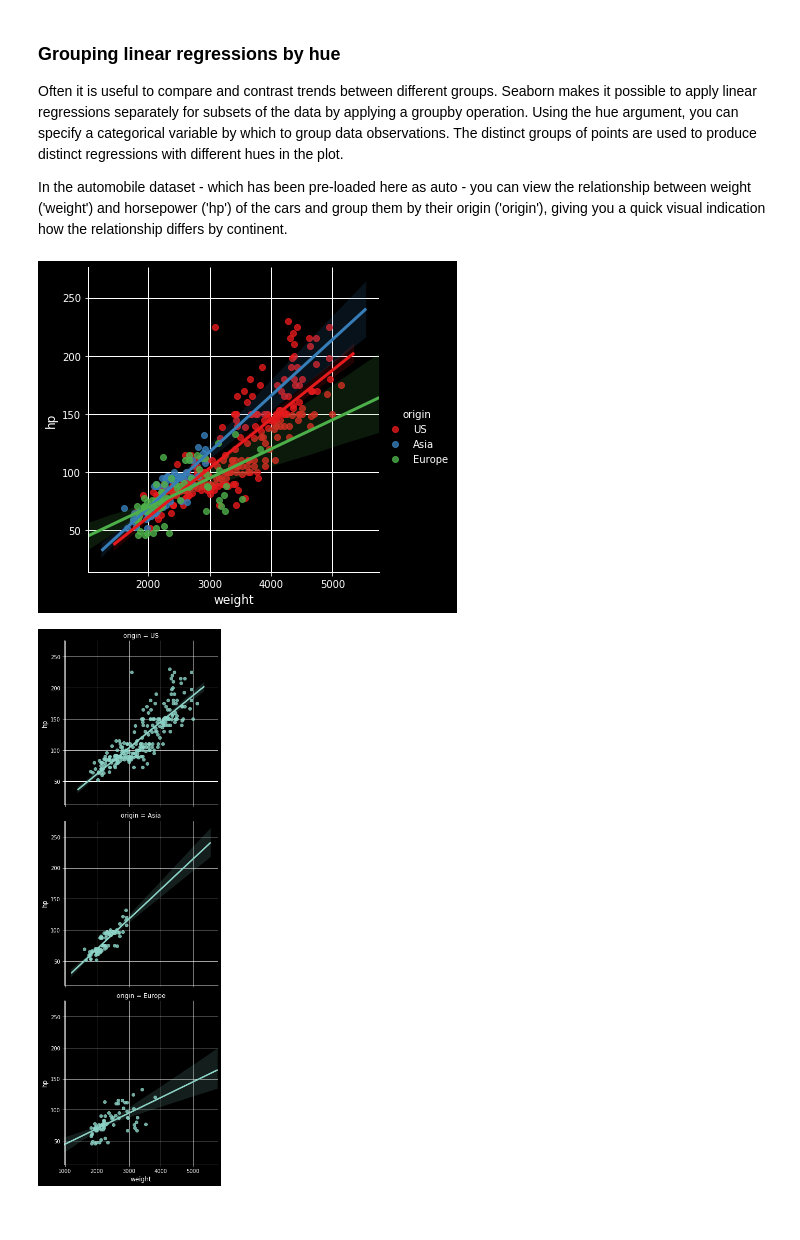
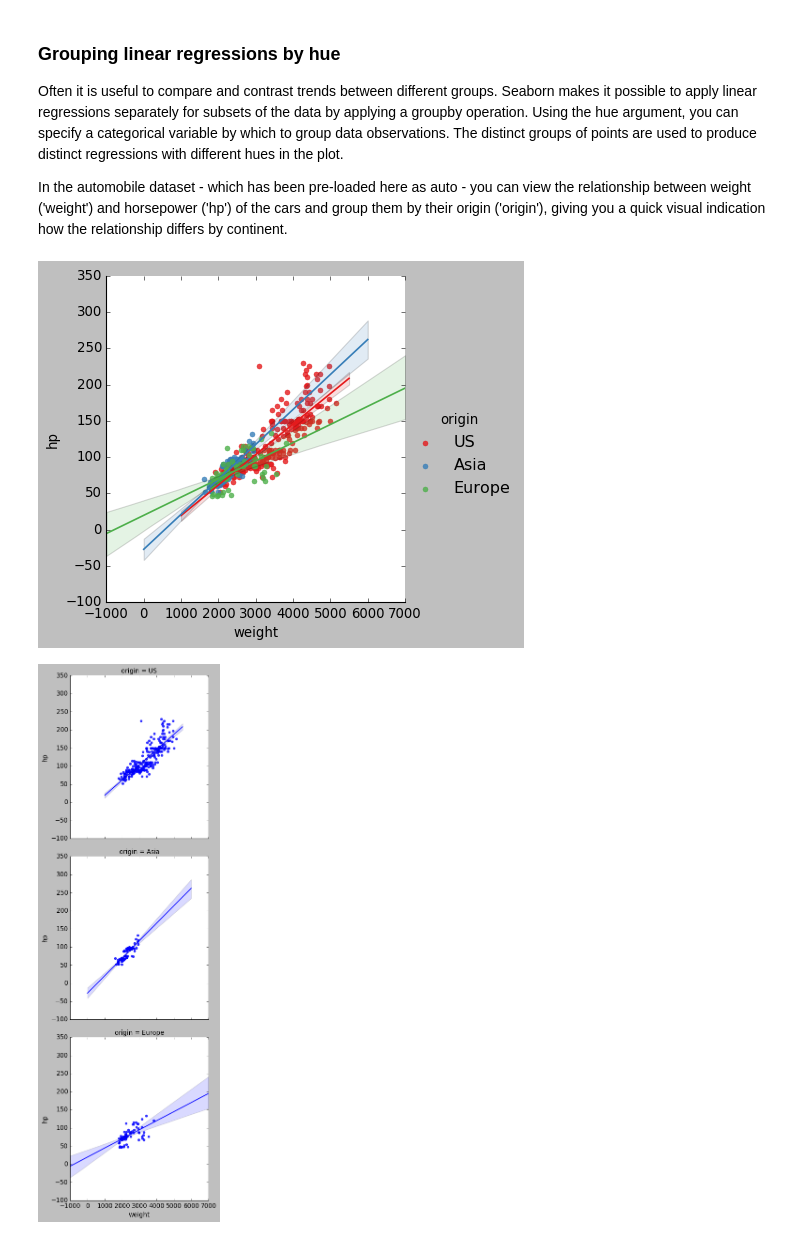
Before and after one commit to afminmax/DC-Data-Scientist-Lessons, a Jupyter notebook: 14-Intro-to-Python-Visualizations/python-viz-1.ipynb, the cells around one changed output. Saved outputs shown, nothing was run; the diff lists cells and outputs as text; code cells hidden in the pictures.

```diff
--- a/14-Intro-to-Python-Visualizations/python-viz-1.ipynb
+++ b/14-Intro-to-Python-Visualizations/python-viz-1.ipynb
@@ -619,16 +619,18 @@ In the automobile dataset - which has been pre-loaded here as auto - you can vie
 # %%
 # Plot a linear regression between 'weight' and 'hp', with a hue of 'origin' and palette of 'Set1'
 sns.lmplot(x='weight', y='hp', data=auto, palette='Set1', hue='origin')
 
 # Display the plot
+plt.style.use('classic')
 plt.show()
 # %% [output]
-[figure, old version]
+[figure, new version]
 # %%
 # Plot linear regressions between 'weight' and 'hp' grouped row-wise by 'origin'
 sns.lmplot(x='weight', y='hp', data=auto, palette='Set1', row='origin')
 
 # Display the plot
+plt.style.use('classic')
 plt.show()
 # %% [output]
-[figure, old version]
+[figure, new version]
```
Also changed, not shown: parts of 26 cells of this notebook.
